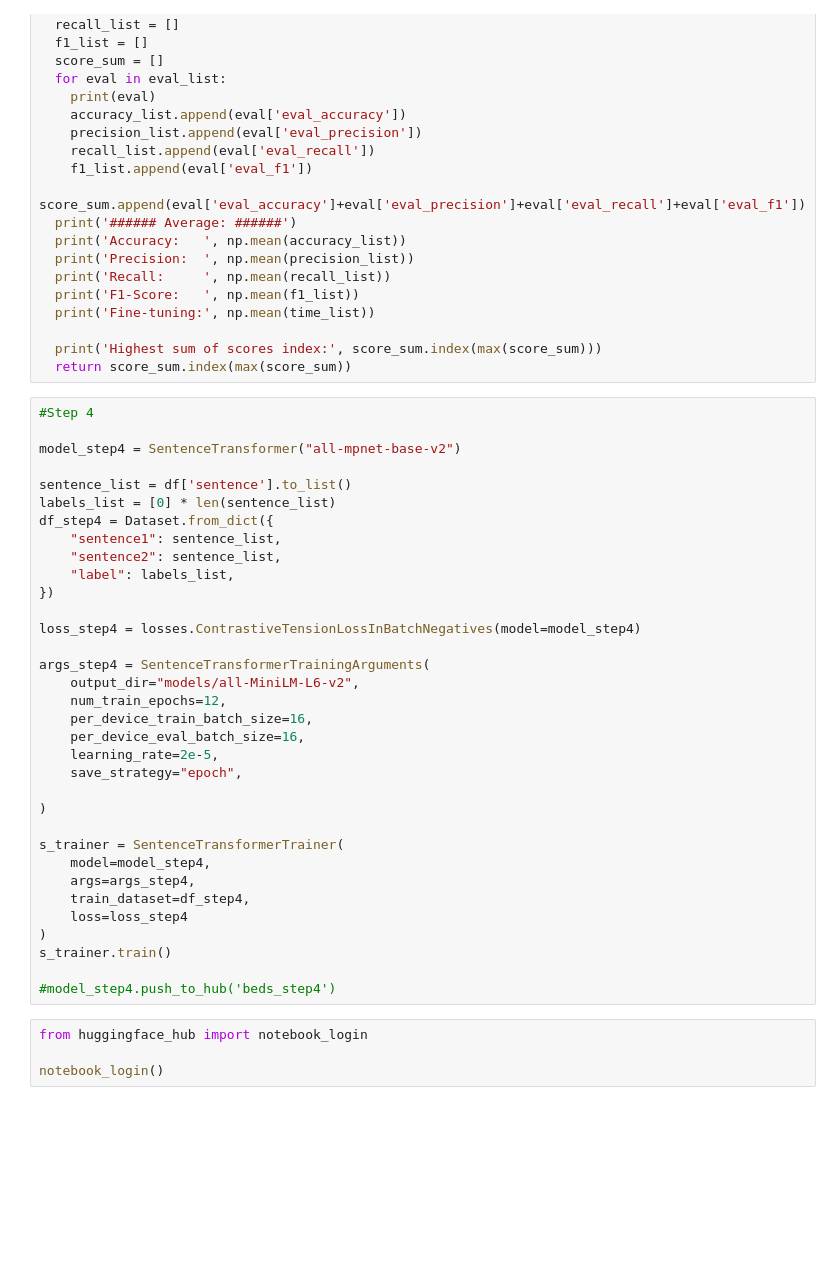
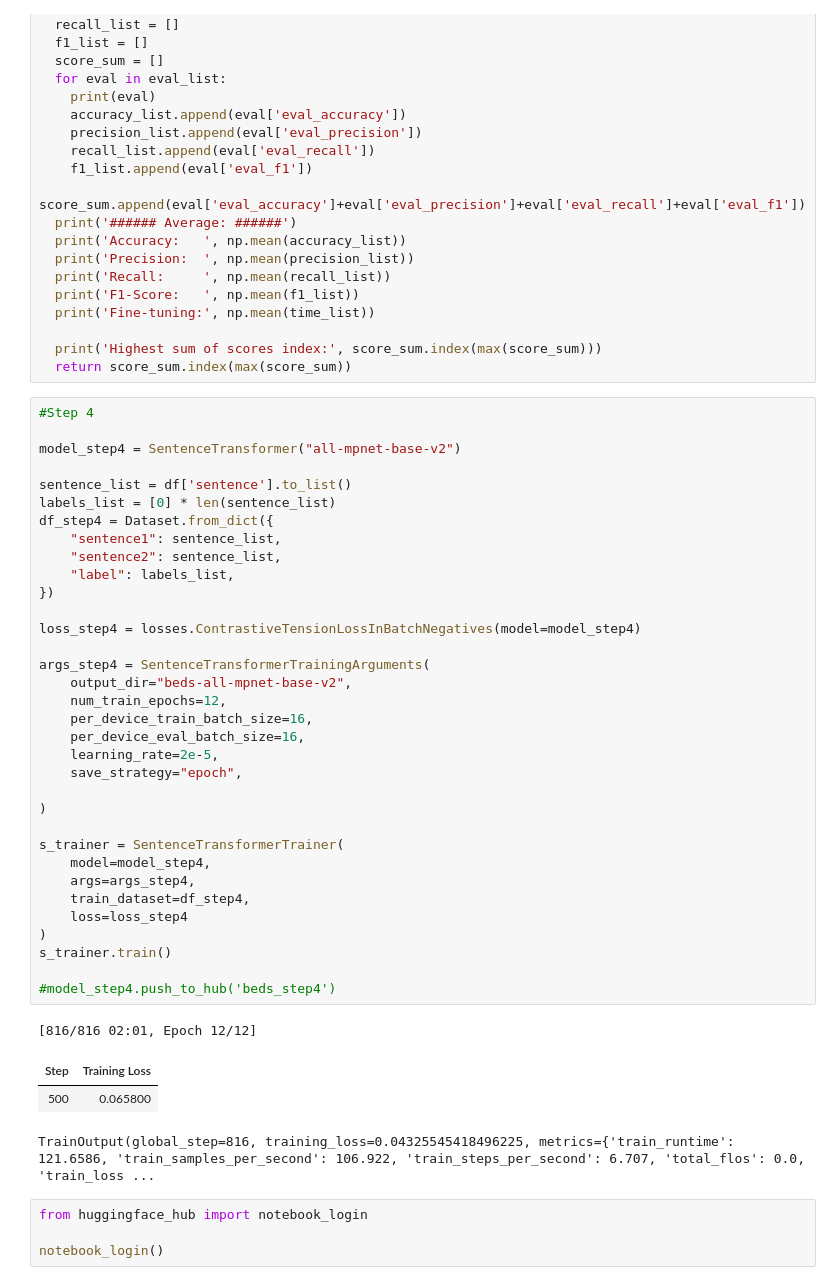
Before and after one commit to andreyokamura-unicamp/BEDS-Pipeline, a Jupyter notebook: BEDS_Pipeline_Fine_tuning_and_Evaluation.ipynb, the cells around one changed output. Drawn from its saved outputs; the diff is of its cells as text; blank space fills up the shorter version.

```diff
--- a/BEDS_Pipeline_Fine_tuning_and_Evaluation.ipynb
+++ b/BEDS_Pipeline_Fine_tuning_and_Evaluation.ipynb
@@ -409,34 +411,39 @@ def get_eval_index(eval_list, time_list):
 model_step4 = SentenceTransformer("all-mpnet-base-v2")
 
 sentence_list = df['sentence'].to_list()
 labels_list = [0] * len(sentence_list)
 df_step4 = Dataset.from_dict({
     "sentence1": sentence_list,
     "sentence2": sentence_list,
     "label": labels_list,
 })
 
 loss_step4 = losses.ContrastiveTensionLossInBatchNegatives(model=model_step4)
 
 args_step4 = SentenceTransformerTrainingArguments(
-    output_dir="models/all-MiniLM-L6-v2",
+    output_dir="beds-all-mpnet-base-v2",
     num_train_epochs=12,
     per_device_train_batch_size=16,
     per_device_eval_batch_size=16,
     learning_rate=2e-5,
     save_strategy="epoch",
 
 )
 
 s_trainer = SentenceTransformerTrainer(
     model=model_step4,
     args=args_step4,
     train_dataset=df_step4,
     loss=loss_step4
 )
 s_trainer.train()
 
 #model_step4.push_to_hub('beds_step4')
+# %% [output]
+[816/816 02:01, Epoch 12/12]
+| Step | Training Loss |
+| 500 | 0.065800 |
+TrainOutput(global_step=816, training_loss=0.04325545418496225, metrics={'train_runtime': 121.6586, 'train_samples_per_second': 106.922, 'train_steps_per_second': 6.707, 'total_flos': 0.0, 'train_loss ...
 # %%
 from huggingface_hub import notebook_login
 
```
Also changed, not shown: parts of 12 cells of this notebook, 2 other files.
